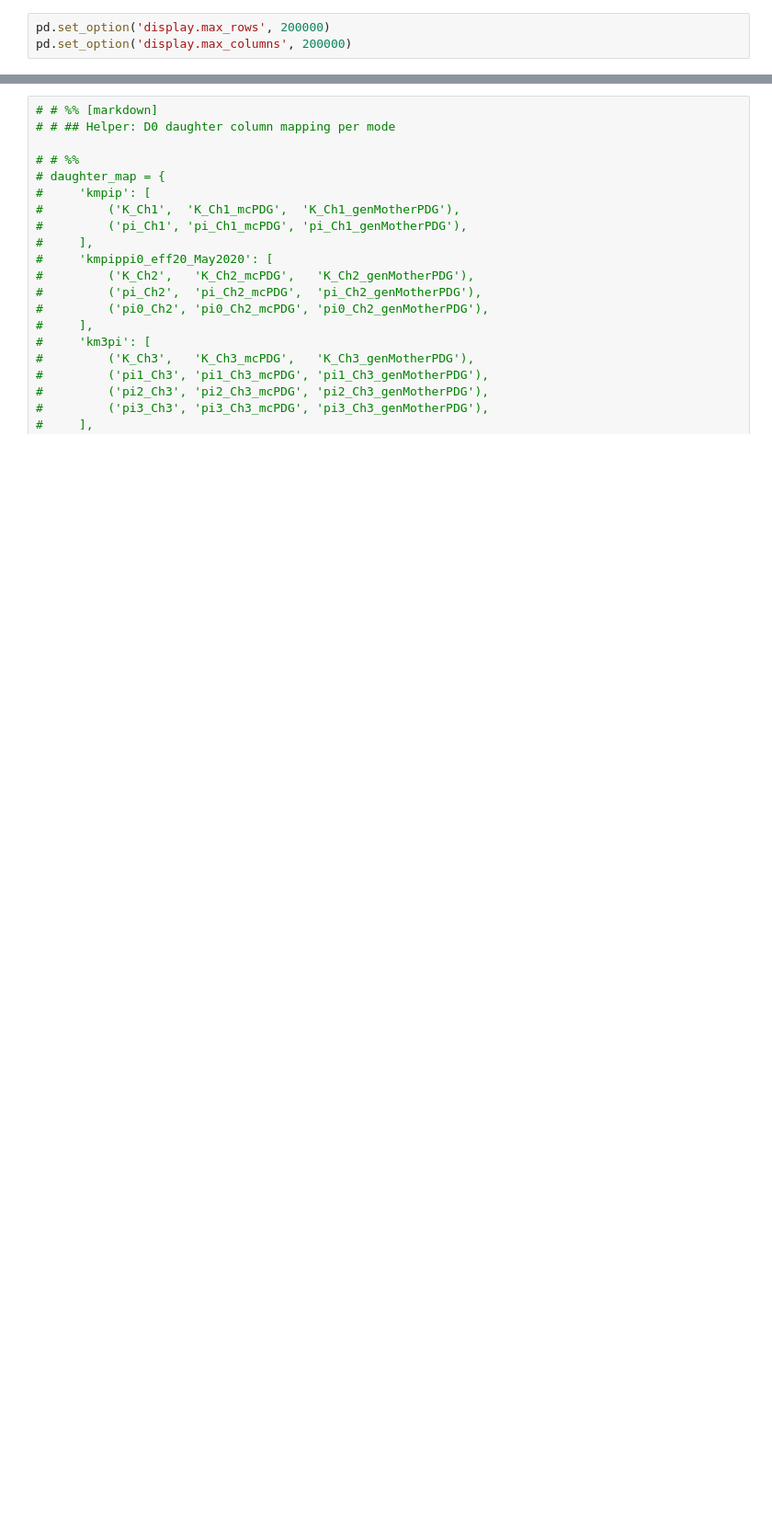
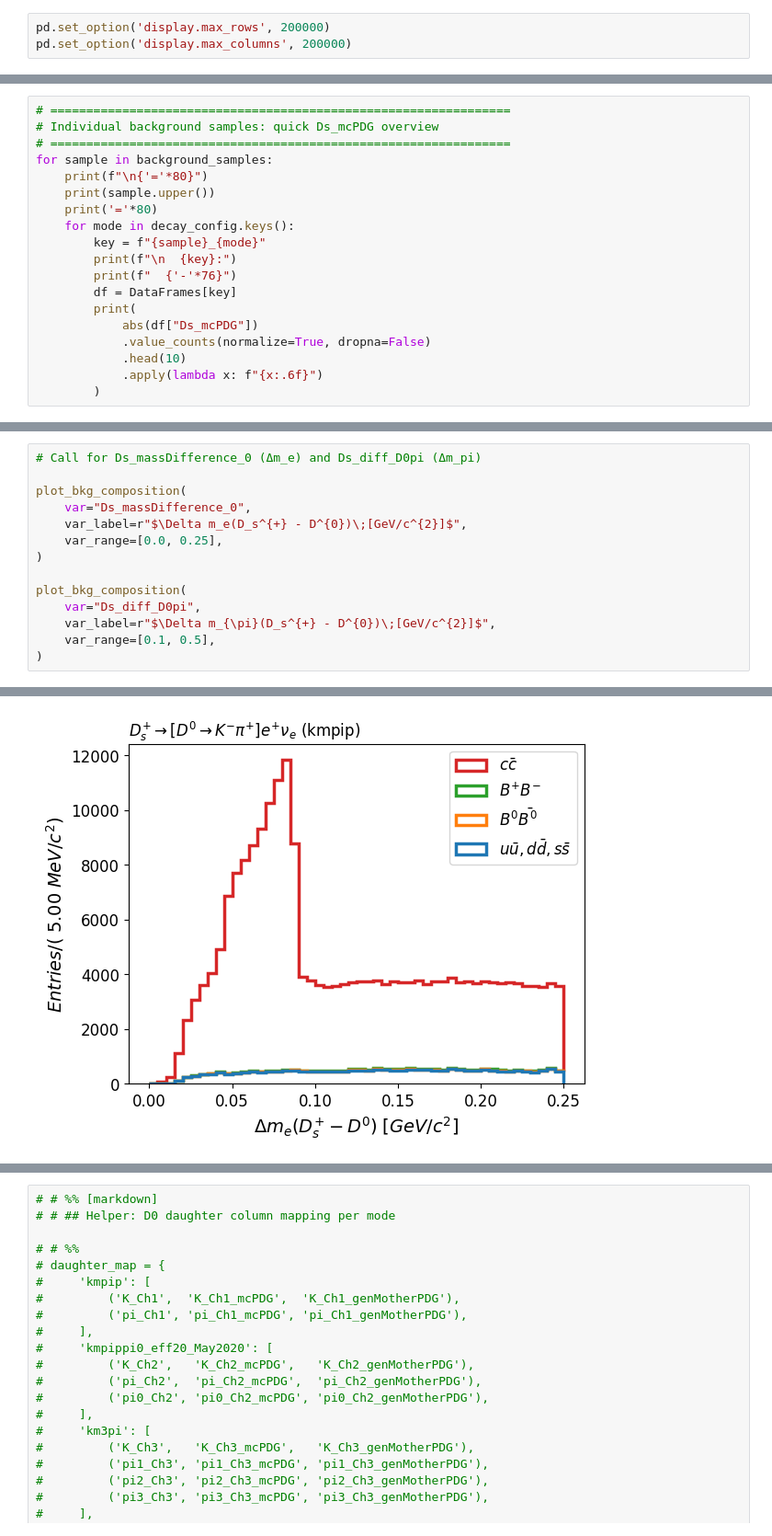
Before and after one commit to AdilmubarakHEP/Ds2D0enue_Analysis, a Jupyter notebook: 07-Python/Plots_and_Tables/AL02-Baseline_Sample_Analysis.ipynb, the cells around one changed output, grey strips where cells are left out. Shown at 92% size. Saved outputs shown, nothing was run; the diff lists cells and outputs as text; blank space fills up the shorter version.

```diff
--- a/07-Python/Plots_and_Tables/AL02-Baseline_Sample_Analysis.ipynb
+++ b/07-Python/Plots_and_Tables/AL02-Baseline_Sample_Analysis.ipynb
@@ -784,0 +325,19 @@ for mode in decay_config.keys():
+# %%
+# ================================================================
+# Individual background samples: quick Ds_mcPDG overview
+# ================================================================
+for sample in background_samples:
+    print(f"\n{'='*80}")
+    print(sample.upper())
+    print('='*80)
+    for mode in decay_config.keys():
+        key = f"{sample}_{mode}"
+        print(f"\n  {key}:")
+        print(f"  {'-'*76}")
+        df = DataFrames[key]
+        print(
+            abs(df["Ds_mcPDG"])
+            .value_counts(normalize=True, dropna=False)
+            .head(10)
+            .apply(lambda x: f"{x:.6f}")
+        )
@@ -784,0 +633,15 @@ for mode in decay_config.keys():
+# %%
+# Call for Ds_massDifference_0 (Δm_e) and Ds_diff_D0pi (Δm_pi)
+
+plot_bkg_composition(
+    var="Ds_massDifference_0",
+    var_label=r"$\Delta m_e(D_s^{+} - D^{0})\;[GeV/c^{2}]$",
+    var_range=[0.0, 0.25],
+)
+
+plot_bkg_composition(
+    var="Ds_diff_D0pi",
+    var_label=r"$\Delta m_{\pi}(D_s^{+} - D^{0})\;[GeV/c^{2}]$",
+    var_range=[0.1, 0.5],
+)
+# %% [output]
@@ -784,0 +657 @@ for mode in decay_config.keys():
+[figure, added]
```
Also changed, not shown: parts of 50 cells of this notebook, 2 other files.
